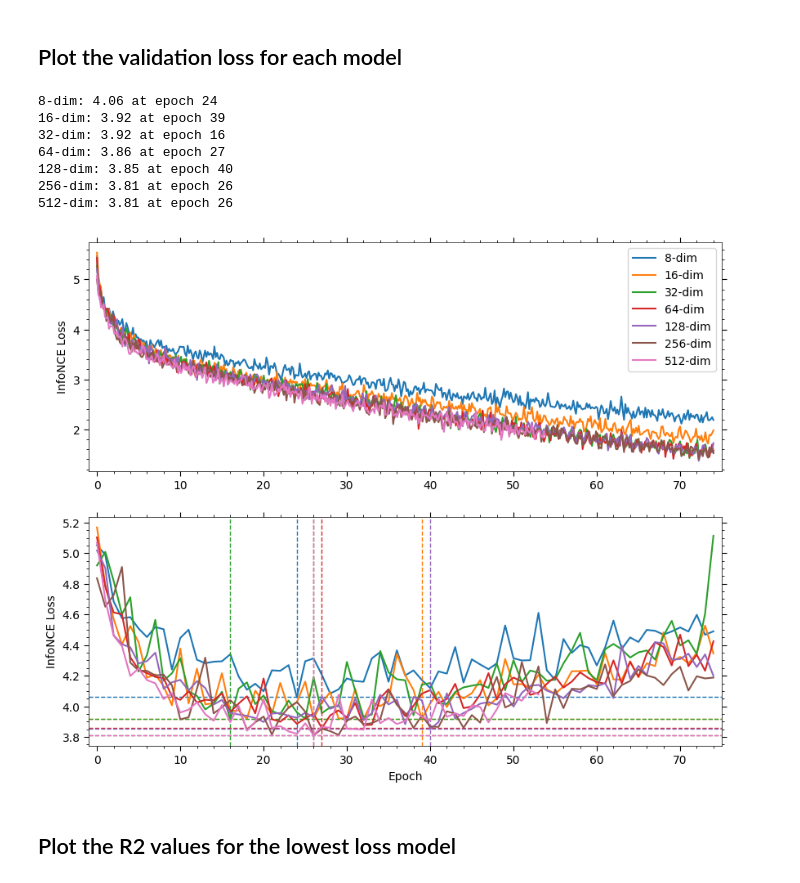
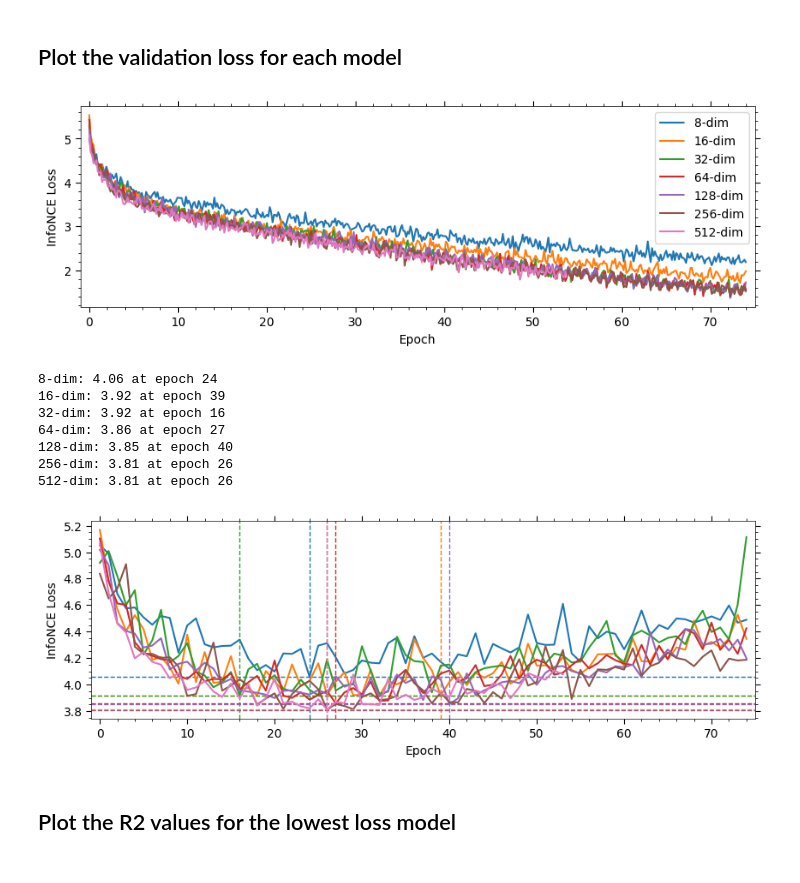
Before and after one commit to adnansiddiquei/AstroCLIP, a Jupyter notebook: results/training/training_analysis.ipynb, the cells around one changed output. Drawn from its saved outputs; the diff is of its cells as text; code cells hidden in the pictures.

```diff
--- a/results/training/training_analysis.ipynb
+++ b/results/training/training_analysis.ipynb
@@ -34,37 +35,50 @@ cols
 # %% [markdown]
 ## Plot the validation loss for each model
 # %%
-fig, axes = plt.subplots(2, 1, figsize=(10, 8))
+fig, ax = plt.subplots(1, 1, figsize=(10, 3))
 train_x = (train_loss_logs.index / train_loss_logs.index[-1]) * 74
-val_x = val_loss_logs.index
 
 for col, colour in zip(cols[1:], colours):
-    axes[0].plot(train_x, train_loss_logs[col], label=col, color=colour)
+    plt.plot(train_x, train_loss_logs[col], label=col, color=colour)
 
-    axes[1].plot(val_x, val_loss_logs[col], label=col, color=colour)
-    idx_of_min_val_loss = val_loss_logs.index[np.argmin(val_loss_logs[col])]
-    axes[1].axvline(x=idx_of_min_val_loss, color=colour, linestyle='--', lw=1)
-    axes[1].axhline(y=min(val_loss_logs[col]), color=colour, linestyle='--', lw=1)
+plt.legend()
+plt.xlabel('Epoch')
 
-    print(f'{col}: {min(val_loss_logs[col]):.2f} at epoch {idx_of_min_val_loss}')
+plt.ylabel('InfoNCE Loss')
+plt.xlim(-1, 75)
+format_axes(ax)
 
-axes[0].legend()
-axes[1].set_xlabel('Epoch')
-
-[ax.set_ylabel('InfoNCE Loss') for ax in axes]
-[ax.set_xlim(-1, 75) for ax in axes]
-[format_axes(ax) for ax in axes]
-
-plt.savefig('out/train_val_loss.png', bbox_inches='tight')
+plt.savefig('out/train_loss.png', bbox_inches='tight')
 # %% [output]
-8-dim: 4.06 at epoch 24
-16-dim: 3.92 at epoch 39
-32-dim: 3.92 at epoch 16
-64-dim: 3.86 at epoch 27
-128-dim: 3.85 at epoch 40
-256-dim: 3.81 at epoch 26
-512-dim: 3.81 at epoch 26
-[figure, old version]
+[figure, new version]
+# %%
+fig, ax = plt.subplots(1, 1, figsize=(10, 3))
+val_x = val_loss_logs.index
+
+for col, colour in zip(cols[1:], colours):
+    plt.plot(val_x, val_loss_logs[col], label=col, color=colour)
+    idx_of_min_val_loss = val_loss_logs.index[np.argmin(val_loss_logs[col])]
+    plt.axvline(x=idx_of_min_val_loss, color=colour, linestyle='--', lw=1)
+    plt.axhline(y=min(val_loss_logs[col]), color=colour, linestyle='--', lw=1)
+
+    print(f'{col}: {min(val_loss_logs[col]):.2f} at epoch {idx_of_min_val_loss}')
+
+plt.xlabel('Epoch')
+
+plt.ylabel('InfoNCE Loss')
+plt.xlim(-1, 75)
+format_axes(ax)
+
+plt.savefig('out/val_loss.png', bbox_inches='tight')
+# %% [output]
+8-dim: 4.06 at epoch 24
+16-dim: 3.92 at epoch 39
+32-dim: 3.92 at epoch 16
+64-dim: 3.86 at epoch 27
+128-dim: 3.85 at epoch 40
+256-dim: 3.81 at epoch 26
+512-dim: 3.81 at epoch 26
+[figure, added]
 # %% [markdown]
 ## Plot the R2 values for the lowest loss model
 # %%
```
Also changed, not shown: parts of 3 cells of this notebook, 6 other files.
